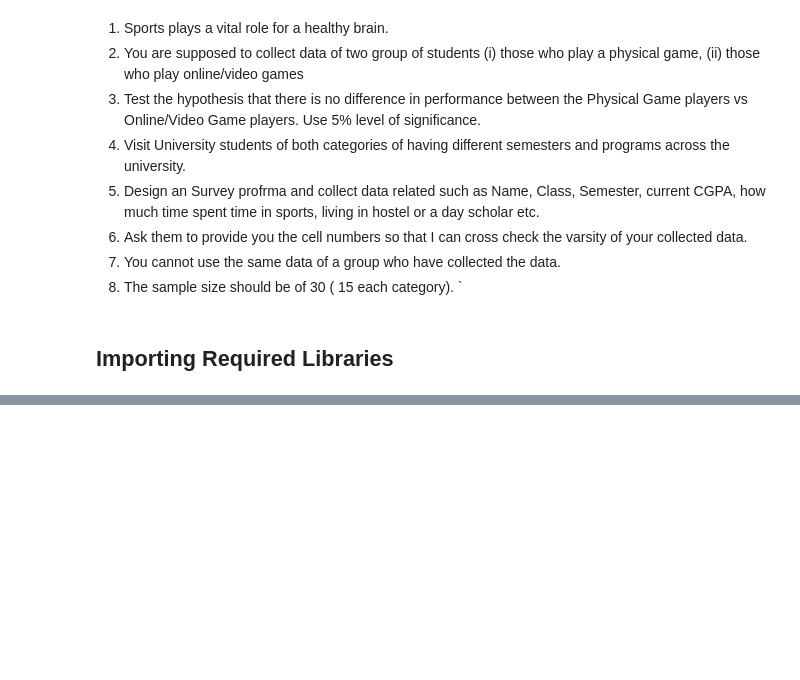
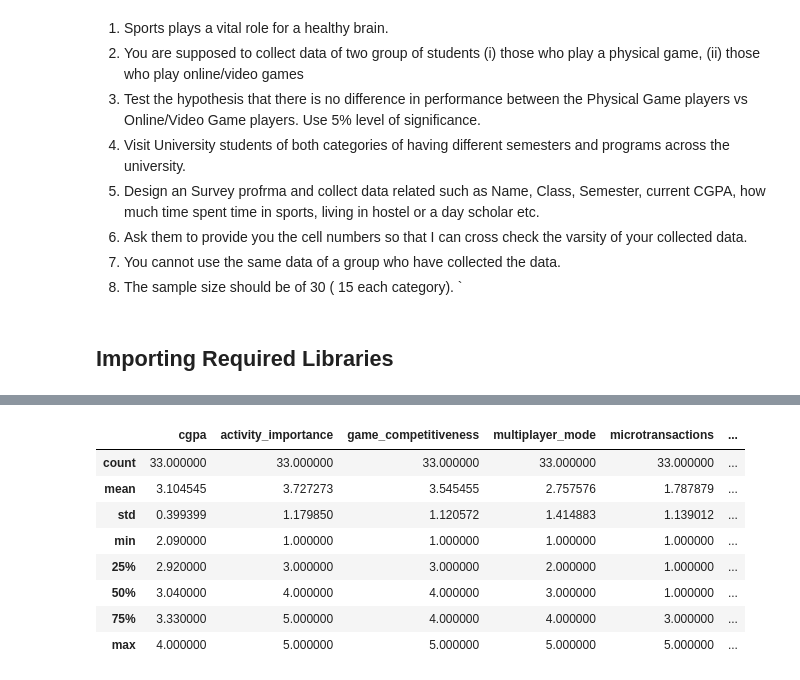
Before and after one commit to ahmaddioxide/physical_online_games_activity_T_Test, a Jupyter notebook: sports_class_activity.ipynb, the cells around one changed output, grey strips where cells are left out. Drawn from its saved outputs; the diff is of its cells as text; code cells hidden in the pictures; blank space fills up the shorter version.

Commit message:
Data reanaming and importing of basic data

```diff
--- a/sports_class_activity.ipynb
+++ b/sports_class_activity.ipynb
@@ -114,3 +114,8 @@ data.head()
 | 2 | Abdul Wahab | CS | 8th | 2.95 | Man | Online Games | 4 | 5 | ... |
 | 3 | Mah Rukh | CS | 6th | 3.32 | Woman | Online Games | 1 | 2 | ... |
 | 4 | Muhammad Yusha Shams | Electrical Engineering Electronics | 6th | 2.53 | Man | Online Games | 4 | 3 | ... |
+# %%
+#Creating dataframes for Physical Game Players
+
+data1 = pd.read_csv('physical_games.csv')
+data1.head()
@@ -116,0 +129,9 @@ data.head()
+# %%
+#removing phone number column
+data1 = data1.drop('Phone Number', axis=1)
+
+#removing id column
+data1 = data1.drop('ID', axis=1)
+
+
+data1.head()
@@ -116,0 +174,24 @@ data.head()
+# %%
+# how important is physical activity (sports, exercise) to you?
+
+data1 = data1.rename(columns = {'how important is physical activity (sports, exercise) to you?':'activity_importance'})
+
+#how important is physical activity (sports, exercise) to you?
+
+data1 = data1.rename(columns = {'how competitive are the games you usually play?':'game_competitiveness'})
+
+#how satisfied are you with your current level of physical fitness?
+
+data1 = data1.rename(columns = {'how satisfied are you with your current level of physical fitness?':'physical_fitness'})
+
+#how often do you engage in sports or physical activities with friends or in groups?
+
+data1 = data1.rename(columns = {'how often do you engage in sports or physical activities with friends or in groups?':'group_activity'})
+
+#how much do you feel physical activity positively impacts your overall well-being?
+
+data1 = data1.rename(columns = {'how much do you feel physical activity positively impacts your overall well-being?':'well_being'})
+
+#how motivated are you to engage in physical activities regularly?
+
+data1 = data1.rename(columns = {'how motivated are you to engage in physical activities regularly?':'motivation'})
@@ -116,0 +207,16 @@ data.head()
+# %%
+#comaparing data of both groups
+
+#comparing the data of both groups
+data1.describe()
+data.describe()
+# %% [output]
+|  | cgpa | activity_importance | game_competitiveness | multiplayer_mode | microtransactions | ... |
+| count | 33.000000 | 33.000000 | 33.000000 | 33.000000 | 33.000000 | ... |
+| mean | 3.104545 | 3.727273 | 3.545455 | 2.757576 | 1.787879 | ... |
+| std | 0.399399 | 1.179850 | 1.120572 | 1.414883 | 1.139012 | ... |
+| min | 2.090000 | 1.000000 | 1.000000 | 1.000000 | 1.000000 | ... |
+| 25% | 2.920000 | 3.000000 | 3.000000 | 2.000000 | 1.000000 | ... |
+| 50% | 3.040000 | 4.000000 | 4.000000 | 3.000000 | 1.000000 | ... |
+| 75% | 3.330000 | 5.000000 | 4.000000 | 4.000000 | 3.000000 | ... |
+| max | 4.000000 | 5.000000 | 5.000000 | 5.000000 | 5.000000 | ... |
```
Also changed, not shown: parts of 8 cells of this notebook.
